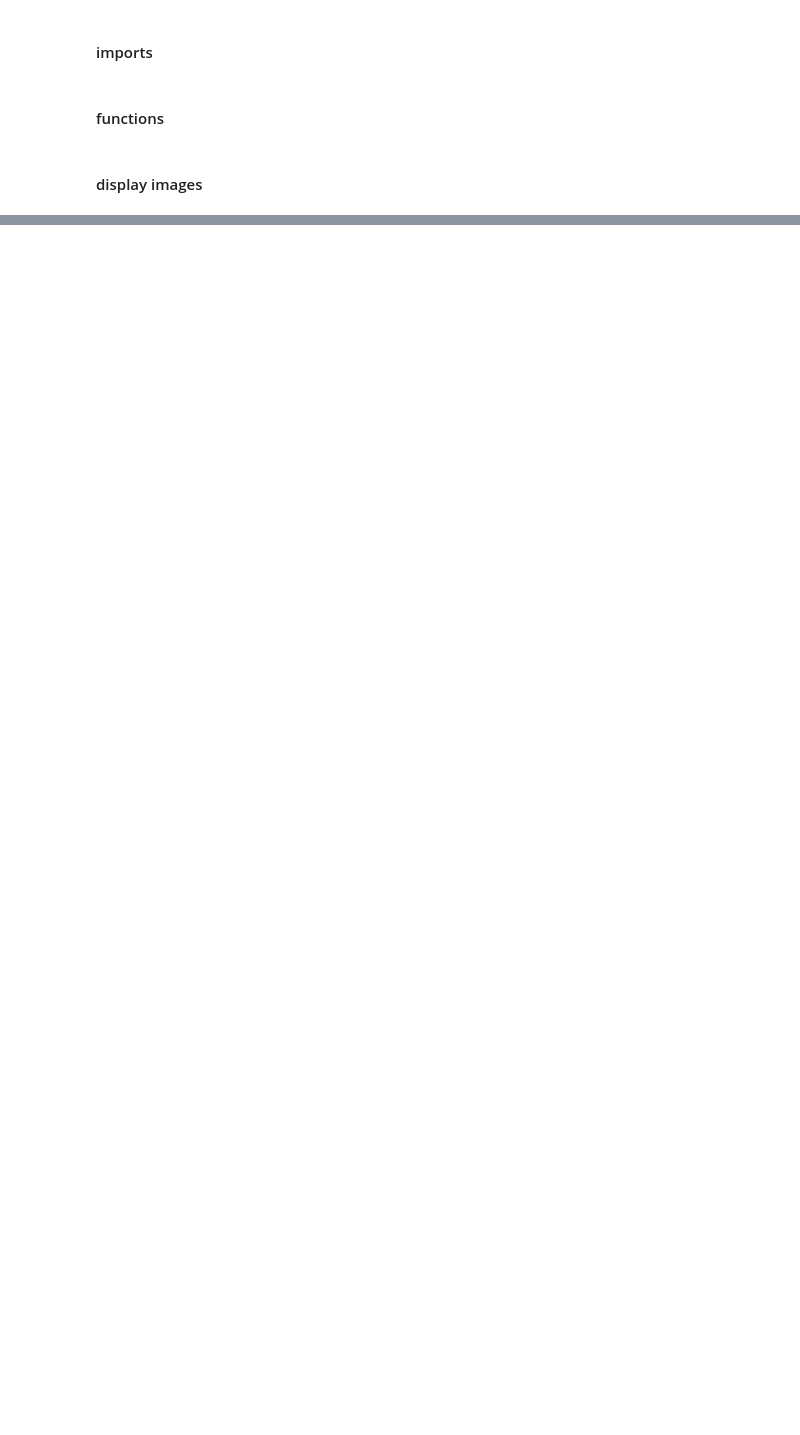
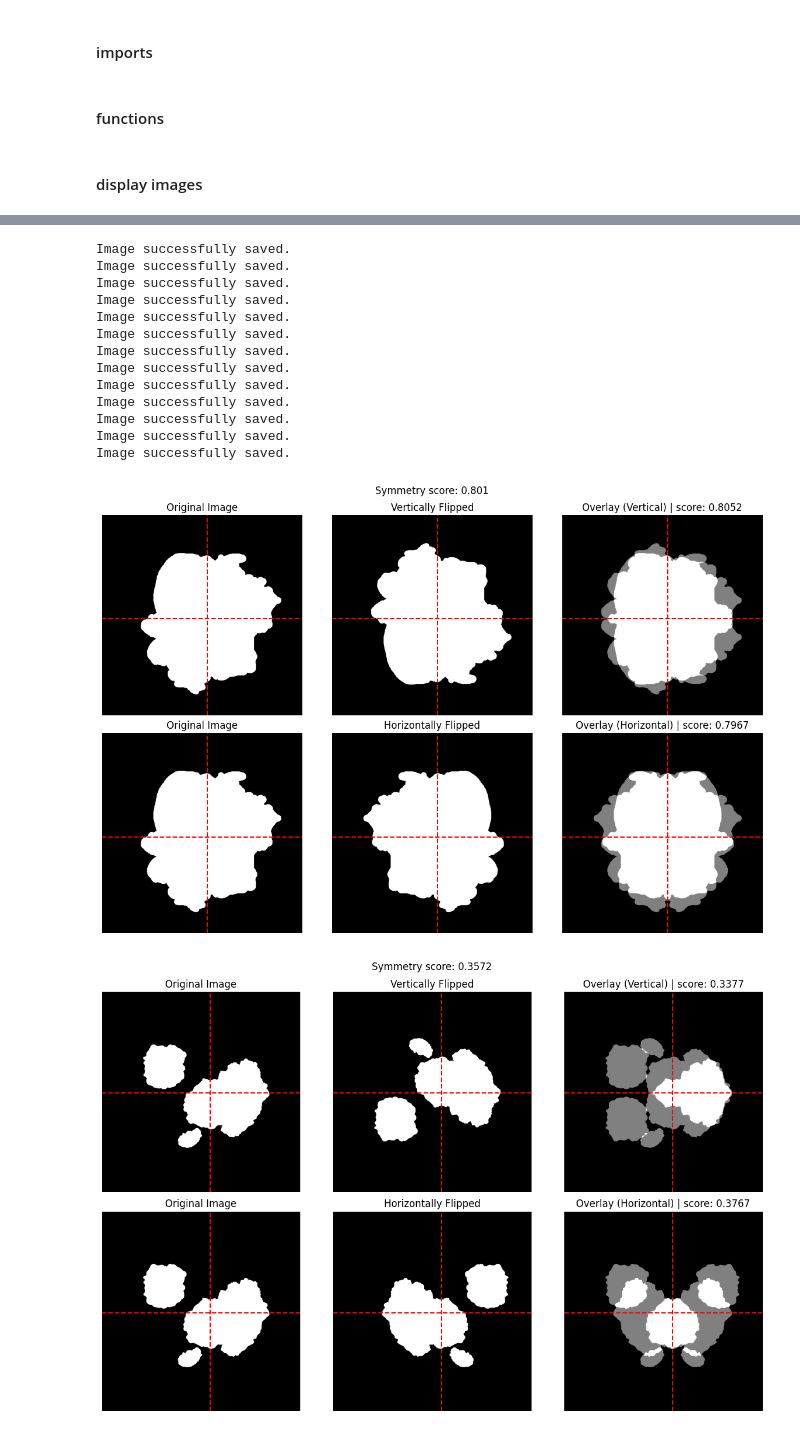
Before and after one commit to vcheplygina/fyp2024, a Jupyter notebook: testing_features/asymmetry.ipynb, the cells around one changed output, grey strips where cells are left out. Drawn from its saved outputs; the diff is of its cells as text; code cells hidden in the pictures; blank space fills up the shorter version.

Commit message:
added asymmetry  testing

```diff
--- a/testing_features/asymmetry.ipynb
+++ b/testing_features/asymmetry.ipynb
@@ -60,16 +60,21 @@ def symmetry_score(image):
 # %% [markdown]
 #### display images
 # %%
-def test_images(image, save_folder):
+def test_images(path, save_folder):
     '''plots the images to visualize our alogirhthm and save them to a folder'''
 
-    mask = load_image(image) # load the image from path
+    mask = load_image(path) # load the image from path
     fig, axs = plt.subplots(2, 3, figsize=(12, 8))
 
     center_row, center_col = find_center(mask)
 
     vert_flipped = flip_image_centered(mask, 'vertical')
     horiz_flipped = flip_image_centered(mask, 'horizontal')
+
+    vertical_symmetry_score = compute_overlap(mask, vert_flipped)
+    horizontal_symmetry_score = compute_overlap(mask, horiz_flipped)
+
+    total_score = round((vertical_symmetry_score + horizontal_symmetry_score) / 2, 4)
 
     overlay_vert = cv2.addWeighted(mask, 0.5, vert_flipped, 0.5, 0)
     overlay_horiz = cv2.addWeighted(mask, 0.5, horiz_flipped, 0.5, 0)
@@ -79,8 +84,8 @@ def test_images(image, save_folder):
         os.makedirs(save_folder)
 
     images = [mask, vert_flipped, overlay_vert, mask, horiz_flipped, overlay_horiz]
-    titles = ['Original Image', 'Vertically Flipped', 'Overlay (Vertical)',
-              'Original Image', 'Horizontally Flipped', 'Overlay (Horizontal)']
+    titles = ['Original Image', 'Vertically Flipped', f'Overlay (Vertical) | score: {round(vertical_symmetry_score, 4)}',
+              'Original Image', 'Horizontally Flipped', f'Overlay (Horizontal) | score: {round(horizontal_symmetry_score, 4)}']
 
     for i, ax in enumerate(axs.flat):
         ax.imshow(images[i], cmap='gray')
@@ -89,10 +94,10 @@ def test_images(image, save_folder):
         ax.set_title(titles[i])
         ax.axis('off')
 
+    plt.suptitle(f'Symmetry score: {total_score}')
+
     plt.tight_layout()
-    plt.show()
 
     # save the figure to the designated save folder
-    save_path = os.path.join(save_folder, f"result_{os.path.basename(image_path)}.png")
+    save_path = os.path.join(save_folder, f"result_{os.path.basename(path)}.png")
     plt.savefig(save_path)
-    plt.close()
@@ -98,0 +106,36 @@ def test_images(image, save_folder):
+# %%
+mask_paths = [
+    '../good_bad_images/MEL/good/masks/lucie/PAT_340_714_314_mask.png',
+    '../good_bad_images/MEL/good/masks/lucie/PAT_995_1867_165_mask.png',
+    '../good_bad_images/MEL/good/masks/lucie/PAT_995_1867_165_mask.png',
+    '../good_bad_images/MEL/bad/masks/lucie/PAT_262_402_14_mask.png',
+    '../good_bad_images/MEL/good/masks/lucie/PAT_995_1867_165_mask.png',
+    '../good_bad_images/MEL/good/masks/lucie/PAT_995_1867_165_mask.png',
+    '../good_bad_images/NEV/good/masks/PAT_672_1272_705_mask.png',
+    '../good_bad_images/MEL/good/masks/lucie/PAT_995_1867_165_mask.png',
+    '../good_bad_images/MEL/good/masks/lucie/PAT_995_1867_165_mask.png',
+    '../good_bad_images/SCC/bad/masks/david/PAT_131_197_974_mask.png',
+    '../good_bad_images/MEL/good/masks/lucie/PAT_995_1867_165_mask.png',
+    '../good_bad_images/SEK/good/masks/PAT_893_1697_613_mask.png',
+    '../good_bad_images/MEL/good/masks/lucie/PAT_995_1867_165_mask.png',
+]
+
+# Loop over the paths and test each image
+for msk_path in mask_paths:
+    test_images(msk_path, '../fyp2024/testing_features/testing_images/asymmetry')
+# %% [output]
+Image successfully saved.
+Image successfully saved.
+Image successfully saved.
+Image successfully saved.
+Image successfully saved.
+Image successfully saved.
+Image successfully saved.
+Image successfully saved.
+Image successfully saved.
+Image successfully saved.
+Image successfully saved.
+Image successfully saved.
+Image successfully saved.
+[figure, added]
+[figure, added]
```
Also changed, not shown: parts of 2 cells of this notebook, 14 other files.
